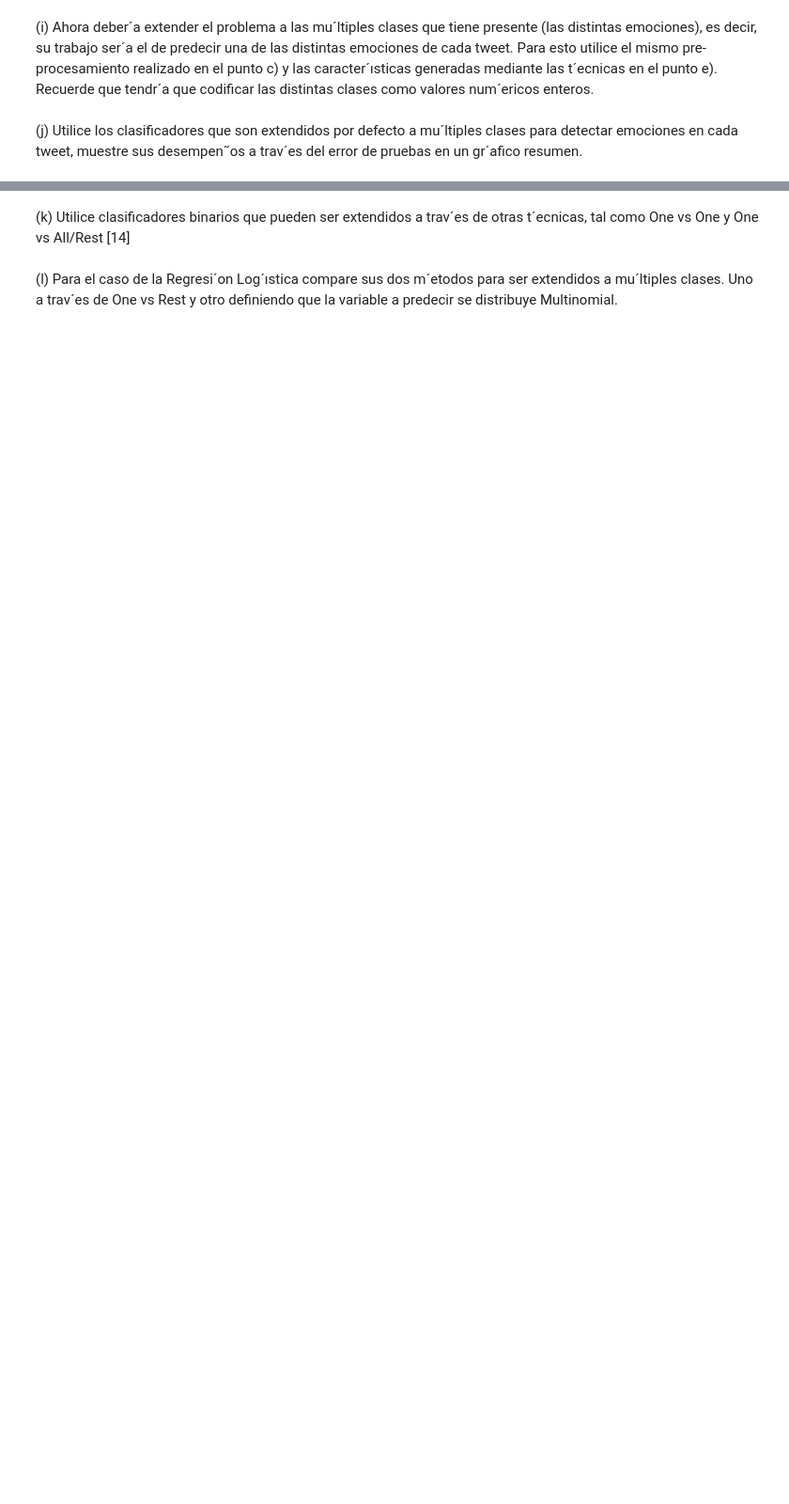
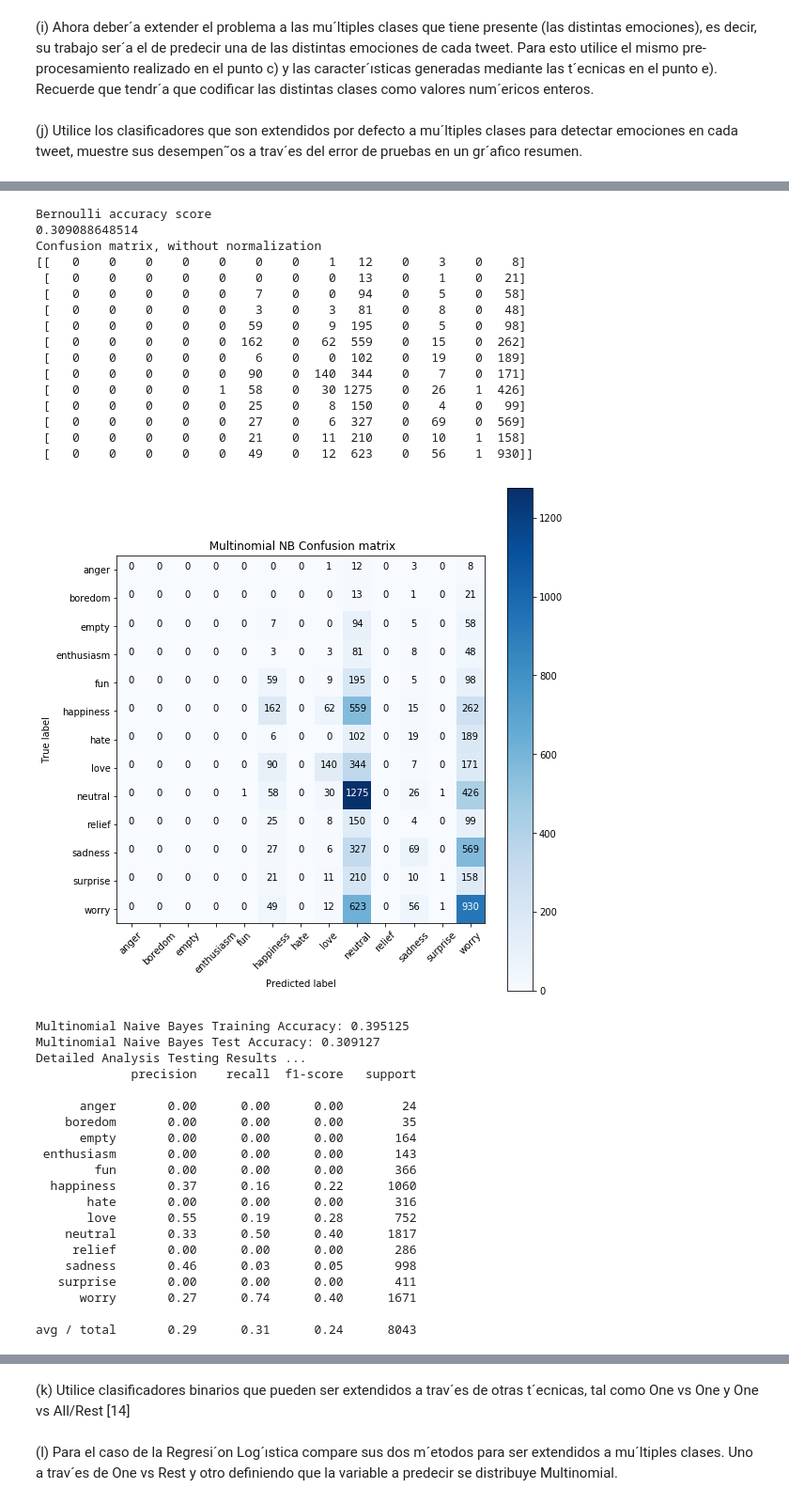
Before and after one commit to Caimapo/MachineLearning2017-02, a Jupyter notebook: Tarea 2 Máquinas de Aprendizaje.ipynb, the cells around one changed output, grey strips where cells are left out. Shown at 94% size. Saved outputs shown, nothing was run; the diff lists cells and outputs as text; code cells hidden in the pictures; blank space fills up the shorter version.

```diff
--- a/Tarea 2 Máquinas de Aprendizaje.ipynb
+++ b/Tarea 2 Máquinas de Aprendizaje.ipynb
@@ -486,0 +790,60 @@ Confusion matrix, without normalization
+# %%
+mnb2= MultinomialNB()
+#fitting
+mnb2.fit(Xtrain_tf2, train_label2)
+#ypred
+ypredMnb2 = mnb2.predict(Xtest_tf2)
+
+print ('Bernoulli accuracy score')
+print (accuracy_score(test_label2, ypredMnb2))
+
+plt.figure(figsize=(8,8))
+plot_confusion_matrix(confusion_matrix(test_label2, ypredBnb2),
+                      classes=["anger","boredom","empty","enthusiasm",
+                               "fun","happiness","hate","love","neutral",
+                               "relief","sadness","surprise","worry"],
+                      title=' Multinomial NB Confusion matrix')
+
+plt.show()
+score_the_model(mnb2,Xtrain_tf2,train_label2,Xtest_tf2,test_label2,"Multinomial Naive Bayes",
+                ["anger","boredom","empty","enthusiasm",
+                               "fun","happiness","hate","love","neutral",
+                               "relief","sadness","surprise","worry"])
+# %% [output]
+Bernoulli accuracy score
+0.309088648514
+Confusion matrix, without normalization
+[[   0    0    0    0    0    0    0    1   12    0    3    0    8]
+ [   0    0    0    0    0    0    0    0   13    0    1    0   21]
+ [   0    0    0    0    0    7    0    0   94    0    5    0   58]
+ [   0    0    0    0    0    3    0    3   81    0    8    0   48]
+ [   0    0    0    0    0   59    0    9  195    0    5    0   98]
+ [   0    0    0    0    0  162    0   62  559    0   15    0  262]
+ [   0    0    0    0    0    6    0    0  102    0   19    0  189]
+ [   0    0    0    0    0   90    0  140  344    0    7    0  171]
+ [   0    0    0    0    1   58    0   30 1275    0   26    1  426]
+ [   0    0    0    0    0   25    0    8  150    0    4    0   99]
+ [   0    0    0    0    0   27    0    6  327    0   69    0  569]
+ [   0    0    0    0    0   21    0   11  210    0   10    1  158]
+ [   0    0    0    0    0   49    0   12  623    0   56    1  930]]
+[figure, added]
+Multinomial Naive Bayes Training Accuracy: 0.395125
+Multinomial Naive Bayes Test Accuracy: 0.309127
+Detailed Analysis Testing Results ...
+             precision    recall  f1-score   support
+
+      anger       0.00      0.00      0.00        24
+    boredom       0.00      0.00      0.00        35
+      empty       0.00      0.00      0.00       164
+ enthusiasm       0.00      0.00      0.00       143
+        fun       0.00      0.00      0.00       366
+  happiness       0.37      0.16      0.22      1060
+       hate       0.00      0.00      0.00       316
+       love       0.55      0.19      0.28       752
+    neutral       0.33      0.50      0.40      1817
+     relief       0.00      0.00      0.00       286
+    sadness       0.46      0.03      0.05       998
+   surprise       0.00      0.00      0.00       411
+      worry       0.27      0.74      0.40      1671
+
+avg / total       0.29      0.31      0.24      8043
```
Also changed, not shown: parts of 32 cells of this notebook.
